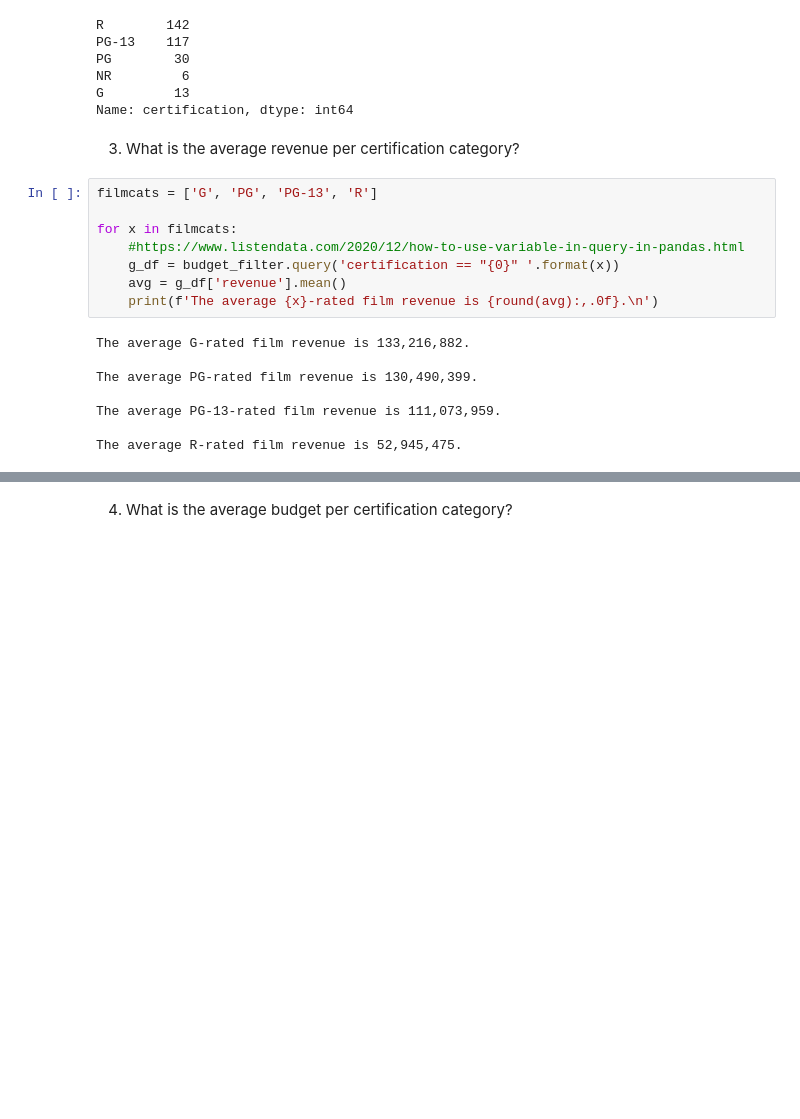
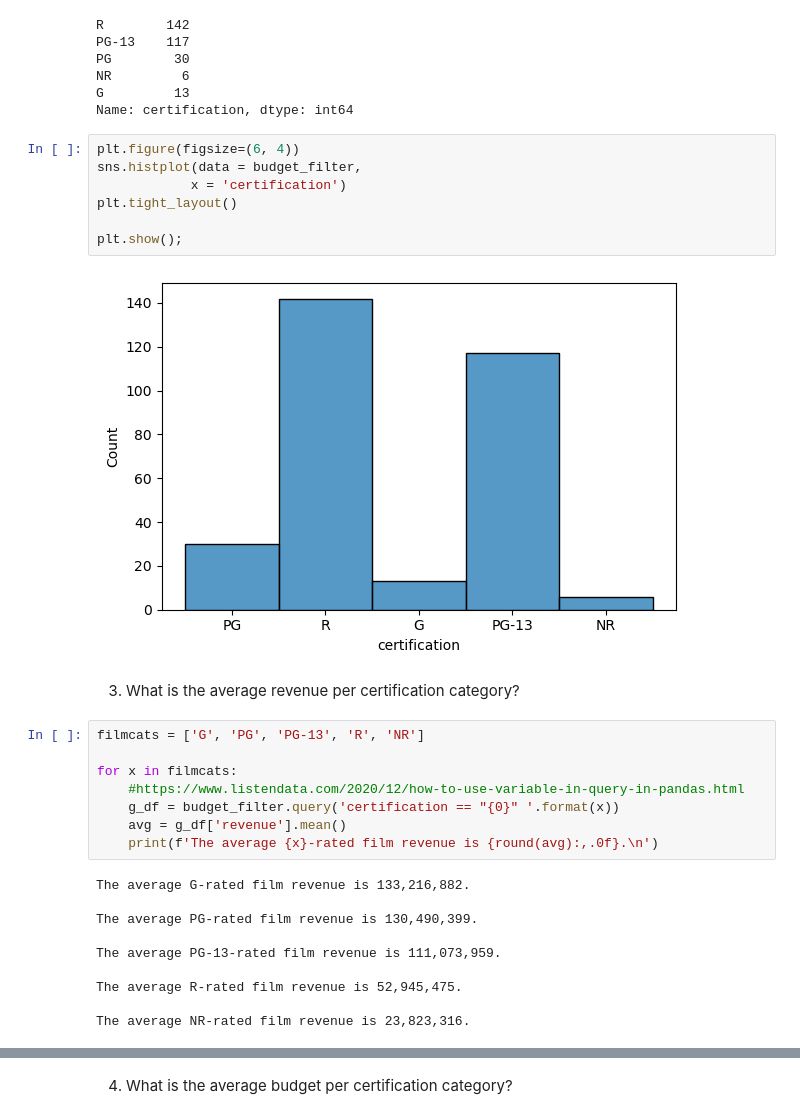
Before and after one commit to craiggossen/Project-3--Core, a Jupyter notebook: Project 3 - Part 2 - EDA.ipynb, the cells around one changed output, grey strips where cells are left out. Cells and saved outputs as stored; diff of their text form; blank space fills up the shorter version.

Commit message:
Updated w/EDA graphs

```diff
--- a/Project 3 - Part 2 - EDA.ipynb
+++ b/Project 3 - Part 2 - EDA.ipynb
@@ -79,10 +82,19 @@ PG        30
 NR         6
 G         13
 Name: certification, dtype: int64
+# %%
+plt.figure(figsize=(6, 4))
+sns.histplot(data = budget_filter,
+            x = 'certification')
+plt.tight_layout()
+
+plt.show();
+# %% [output]
+[figure, added]
 # %% [markdown]
 3. What is the average revenue per certification category?
 # %%
-filmcats = ['G', 'PG', 'PG-13', 'R']
+filmcats = ['G', 'PG', 'PG-13', 'R', 'NR']
 
 for x in filmcats:
     #https://www.listendata.com/2020/12/how-to-use-variable-in-query-in-pandas.html
@@ -97,3 +109,5 @@ The average PG-rated film revenue is 130,490,399.
 The average PG-13-rated film revenue is 111,073,959.
 
 The average R-rated film revenue is 52,945,475.
+
+The average NR-rated film revenue is 23,823,316.
```
Also changed, not shown: parts of 6 cells of this notebook, 1 other file.
